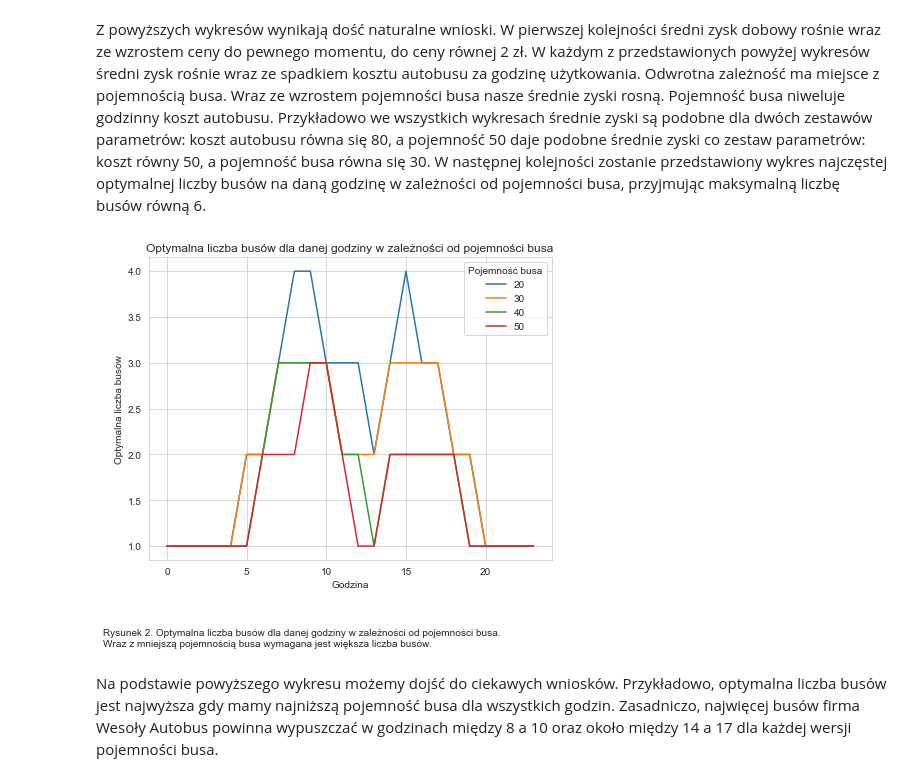
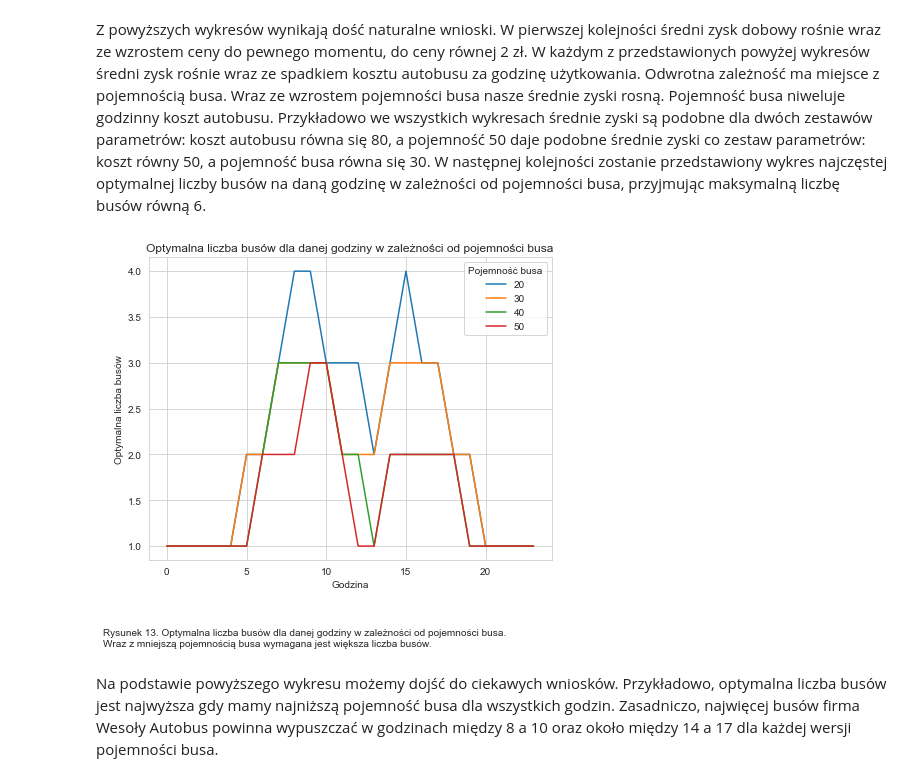
Before and after one commit to fmordarski/Passengers-simulation, a Jupyter notebook: Raport_MZK.ipynb, the cells around one changed output. Saved outputs shown, nothing was run; the diff lists cells and outputs as text; code cells hidden in the pictures.

```diff
--- a/Raport_MZK.ipynb
+++ b/Raport_MZK.ipynb
@@ -754,22 +751,22 @@ Z powyższych wykresów wynikają dość naturalne wnioski. W pierwszej kolejno
 # %%
 dfs_grouped = {}
 for cap in capacity:
     df = data[(data["Maksymalna liczba busów"]==6) & (data['Pojemność busa']==cap)]
     grouped = df.groupby(['Godzina'])['Optymalna liczba'].agg(lambda x:x.value_counts().index[0]).reset_index()
     dfs_grouped[cap] = grouped
 fig1 = plt.figure(figsize=(7, 6))
 ax1 = fig1.add_axes((0.1, 0.2, 0.8, 0.7))
 for cap in capacity:
     ax1.plot(dfs_grouped[cap]['Godzina'], dfs_grouped[cap]['Optymalna liczba'], label=cap)
 ax1.legend(loc=1, title='Pojemność busa')
 plt.ylabel('Optymalna liczba busów')
 plt.xlabel('Godzina')
 plt.title('Optymalna liczba busów dla danej godziny w zależności od pojemności busa')
 fig1.text(.01, .001,
-          "Rysunek 2. Optymalna liczba busów dla danej godziny w zależności od pojemności busa. \n"
+          "Rysunek 13. Optymalna liczba busów dla danej godziny w zależności od pojemności busa. \n"
           "Wraz z mniejszą pojemnością busa wymagana jest większa liczba busów.");
 # %% [output]
-[figure, old version]
+[figure, new version]
 # %% [markdown]
 Na podstawie powyższego wykresu możemy dojść do ciekawych wniosków. Przykładowo, optymalna liczba busów jest najwyższa gdy mamy najniższą pojemność busa dla wszystkich godzin. Zasadniczo, najwięcej busów firma Wesoły Autobus powinna wypuszczać w godzinach między 8 a 10  oraz około między 14 a 17 dla każdej wersji pojemności busa.
 # %% [markdown]
```
Also changed, not shown: parts of 14 cells of this notebook, 1 other file.
